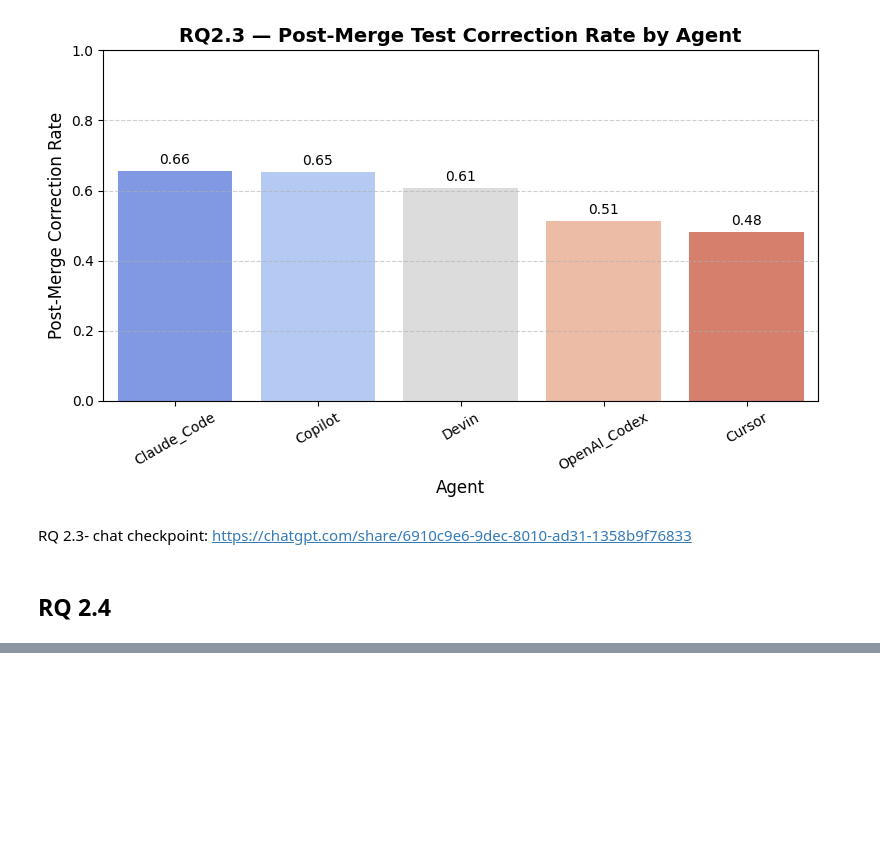
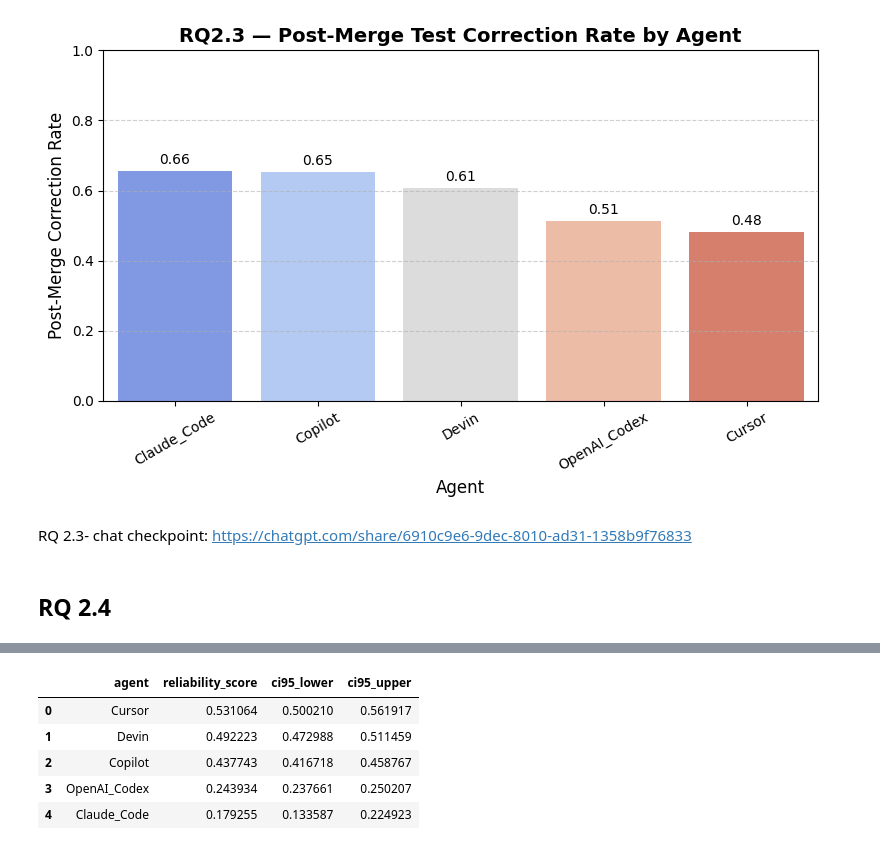
Before and after one commit to Lay-ke/Data-mining, a Jupyter notebook: analysis/load_AIDev.ipynb, the cells around one changed output, grey strips where cells are left out. Cells and saved outputs as stored; diff of their text form; code cells hidden in the pictures; blank space fills up the shorter version.

```diff
--- a/analysis/load_AIDev.ipynb
+++ b/analysis/load_AIDev.ipynb
@@ -1594,0 +1614,16 @@ plt.show()
+# %%
+# Approximate binomial confidence intervals for reliability_score
+reliability_df['n_prs'] = merged_prs.groupby('agent')['pr_id'].count().reindex(reliability_df['agent']).values
+
+# Compute standard error assuming binomial variance on HII
+reliability_df['se'] = np.sqrt((reliability_df['human_intervention_index'] * (1 - reliability_df['human_intervention_index'])) / reliability_df['n_prs'])
+reliability_df['ci95_lower'] = reliability_df['reliability_score'] - 1.96 * reliability_df['se']
+reliability_df['ci95_upper'] = reliability_df['reliability_score'] + 1.96 * reliability_df['se']
+reliability_df[['agent','reliability_score','ci95_lower','ci95_upper']]
+# %% [output]
+|  | agent | reliability_score | ci95_lower | ci95_upper |
+| 0 | Cursor | 0.531064 | 0.500210 | 0.561917 |
+| 1 | Devin | 0.492223 | 0.472988 | 0.511459 |
+| 2 | Copilot | 0.437743 | 0.416718 | 0.458767 |
+| 3 | OpenAI_Codex | 0.243934 | 0.237661 | 0.250207 |
+| 4 | Claude_Code | 0.179255 | 0.133587 | 0.224923 |
```
Also changed, not shown: parts of 6 cells of this notebook.
